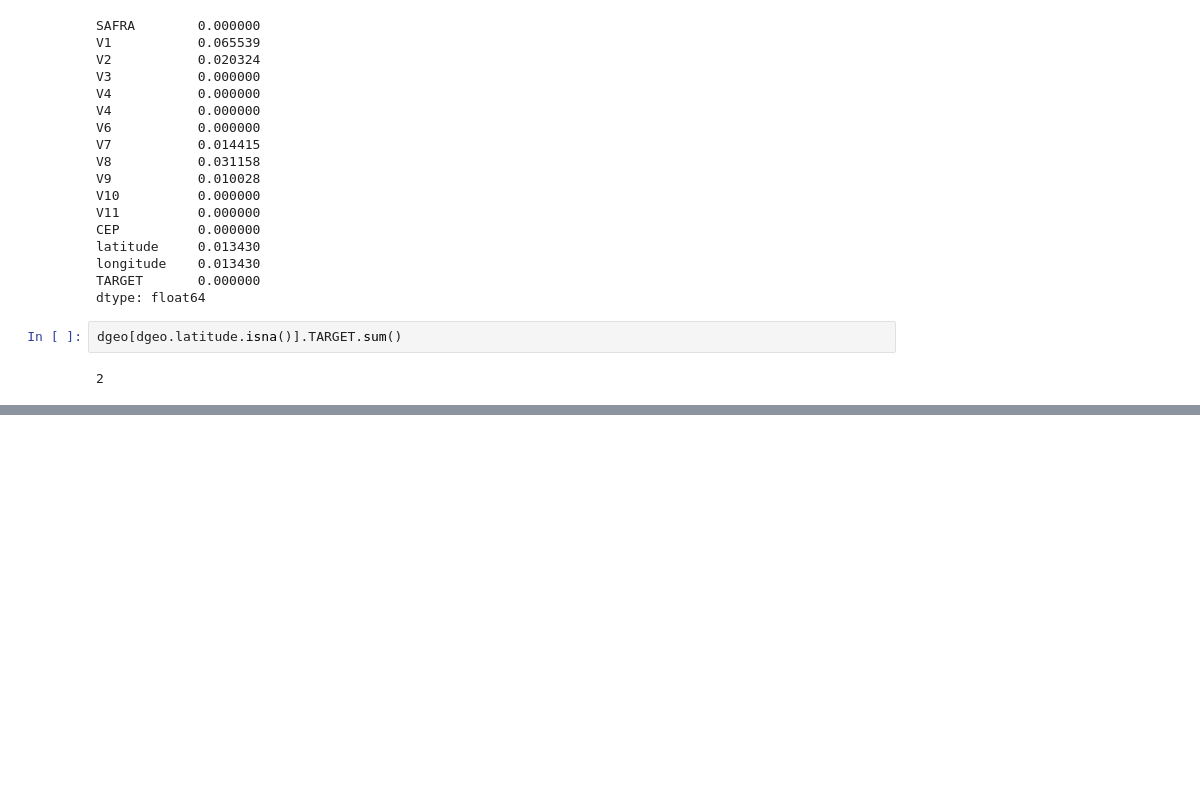
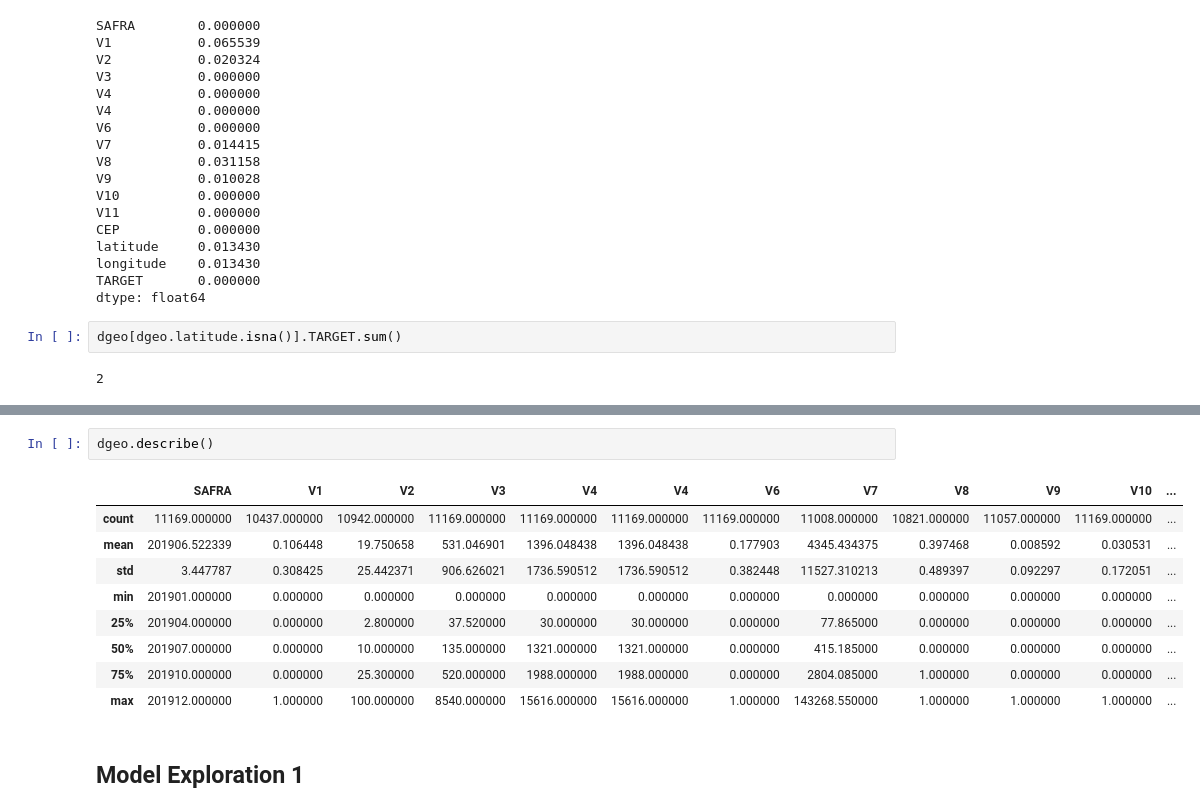
Before and after one commit to marceloosg/ibge, a Jupyter notebook: Trustly.ipynb, the cells around one changed output, grey strips where cells are left out. Drawn from its saved outputs; the diff is of its cells as text; blank space fills up the shorter version.

```diff
--- a/Trustly.ipynb
+++ b/Trustly.ipynb
@@ -265,0 +251,14 @@ dgeo.groupby(['LAT','LONG']).nunique()
+# %%
+dgeo.describe()
+# %% [output]
+|  | SAFRA | V1 | V2 | V3 | V4 | V4 | V6 | V7 | V8 | V9 | V10 | ... |
+| count | 11169.000000 | 10437.000000 | 10942.000000 | 11169.000000 | 11169.000000 | 11169.000000 | 11169.000000 | 11008.000000 | 10821.000000 | 11057.000000 | 11169.000000 | ... |
+| mean | 201906.522339 | 0.106448 | 19.750658 | 531.046901 | 1396.048438 | 1396.048438 | 0.177903 | 4345.434375 | 0.397468 | 0.008592 | 0.030531 | ... |
+| std | 3.447787 | 0.308425 | 25.442371 | 906.626021 | 1736.590512 | 1736.590512 | 0.382448 | 11527.310213 | 0.489397 | 0.092297 | 0.172051 | ... |
+| min | 201901.000000 | 0.000000 | 0.000000 | 0.000000 | 0.000000 | 0.000000 | 0.000000 | 0.000000 | 0.000000 | 0.000000 | 0.000000 | ... |
+| 25% | 201904.000000 | 0.000000 | 2.800000 | 37.520000 | 30.000000 | 30.000000 | 0.000000 | 77.865000 | 0.000000 | 0.000000 | 0.000000 | ... |
+| 50% | 201907.000000 | 0.000000 | 10.000000 | 135.000000 | 1321.000000 | 1321.000000 | 0.000000 | 415.185000 | 0.000000 | 0.000000 | 0.000000 | ... |
+| 75% | 201910.000000 | 0.000000 | 25.300000 | 520.000000 | 1988.000000 | 1988.000000 | 0.000000 | 2804.085000 | 1.000000 | 0.000000 | 0.000000 | ... |
+| max | 201912.000000 | 1.000000 | 100.000000 | 8540.000000 | 15616.000000 | 15616.000000 | 1.000000 | 143268.550000 | 1.000000 | 1.000000 | 1.000000 | ... |
+# %% [markdown]
+## Model Exploration 1
```
Also changed, not shown: parts of 10 cells of this notebook.
